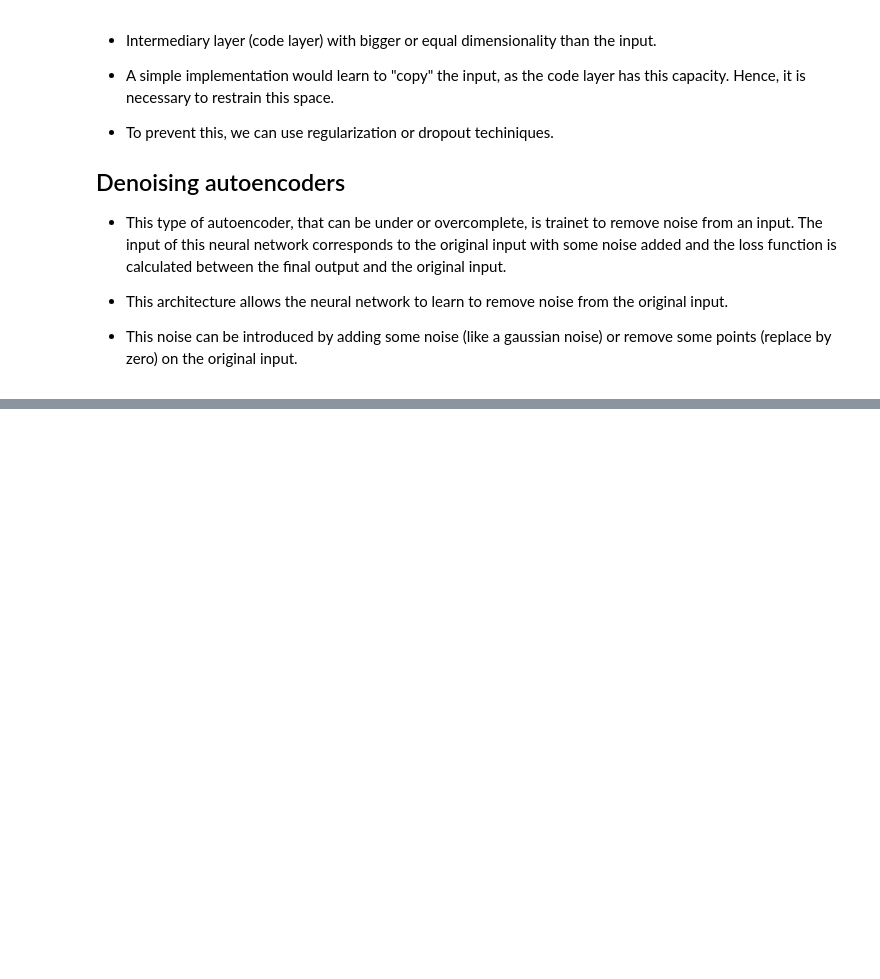
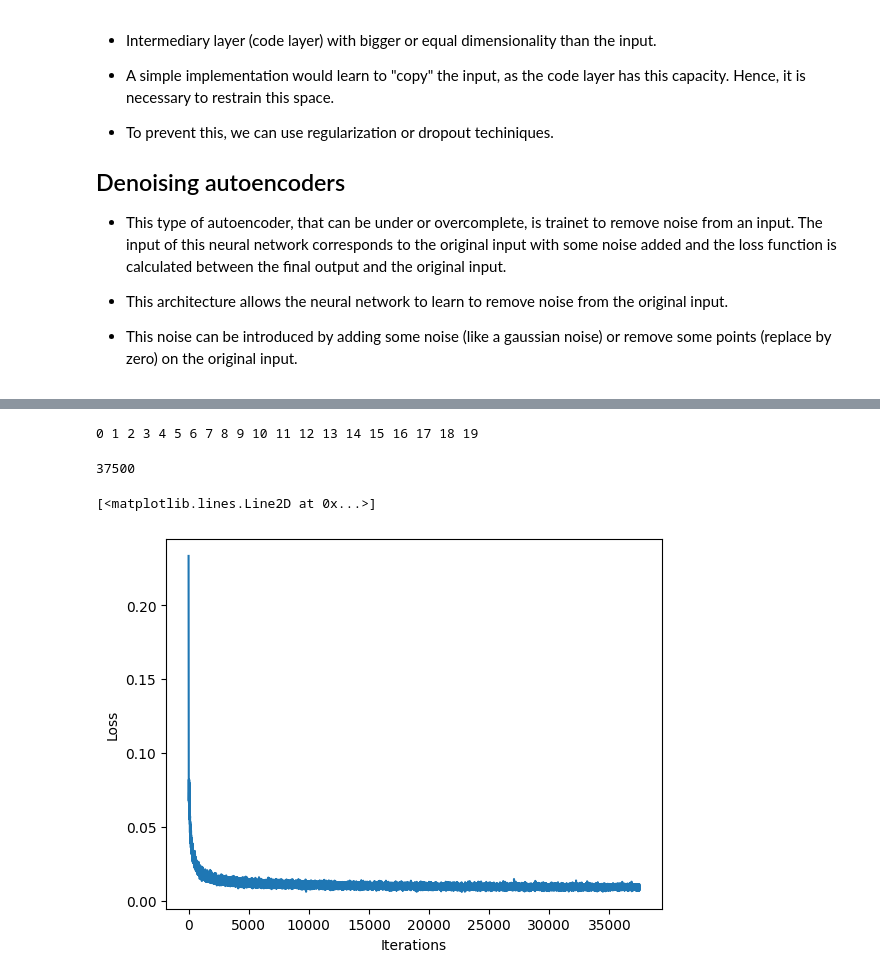
Before and after one commit to matheusvictal/artificial-neural-networks, a Jupyter notebook: SCC5809/5_autoencoders.ipynb, the cells around one changed output, grey strips where cells are left out. Saved outputs shown, nothing was run; the diff lists cells and outputs as text; code cells hidden in the pictures; blank space fills up the shorter version.

Commit message:
refactor(SCC5809): include autoencoder example in pytorch using MNIST
Signed-off-by: Matheus <matheuscerqueira042@gmail.com>

```diff
--- a/SCC5809/5_autoencoders.ipynb
+++ b/SCC5809/5_autoencoders.ipynb
@@ -44,0 +109,3 @@
+# %%
+ae = Autoencoder()
+print(ae)
@@ -44,0 +127,41 @@
+# %%
+loss_fn = nn.MSELoss()
+optim = torch.optim.Adam(ae.parameters(), lr=.002, weight_decay=1e-7)
+# %%
+epochs = 20
+outputs = []
+losses = []
+
+for epoch in range(epochs):
+    print(f'{epoch} ', end='')
+
+    for(image, _) in loader:
+        image = image.reshape(-1, 28*28)
+
+        reconstructed = ae(image)
+
+        loss = loss_fn(reconstructed, image)
+
+        optim.zero_grad()
+        loss.backward()
+        optim.step()
+
+        losses.append(loss)
+
+    outputs.append((epoch, image, reconstructed))
+# %% [output]
+0 1 2 3 4 5 6 7 8 9 10 11 12 13 14 15 16 17 18 19
+# %%
+# transforming the losses from a tensor to a list
+losses_val = [l.item() for l in losses]
+# %%
+len(losses_val)
+# %% [output]
+37500
+# %%
+plt.xlabel('Iterations')
+plt.ylabel('Loss')
+plt.plot(losses_val)
+# %% [output]
+[<matplotlib.lines.Line2D at 0x...>]
+[figure, added]
```
Also changed, not shown: parts of 9 cells of this notebook, 1 other file.
